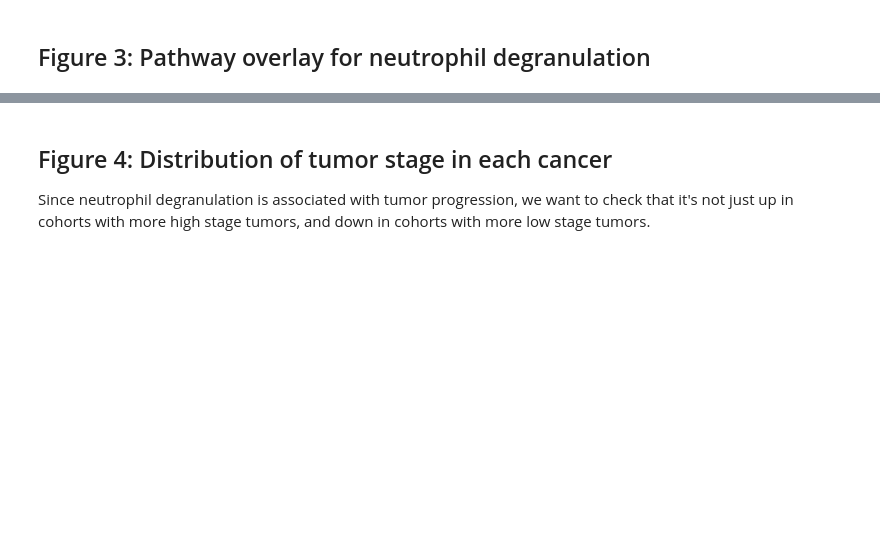
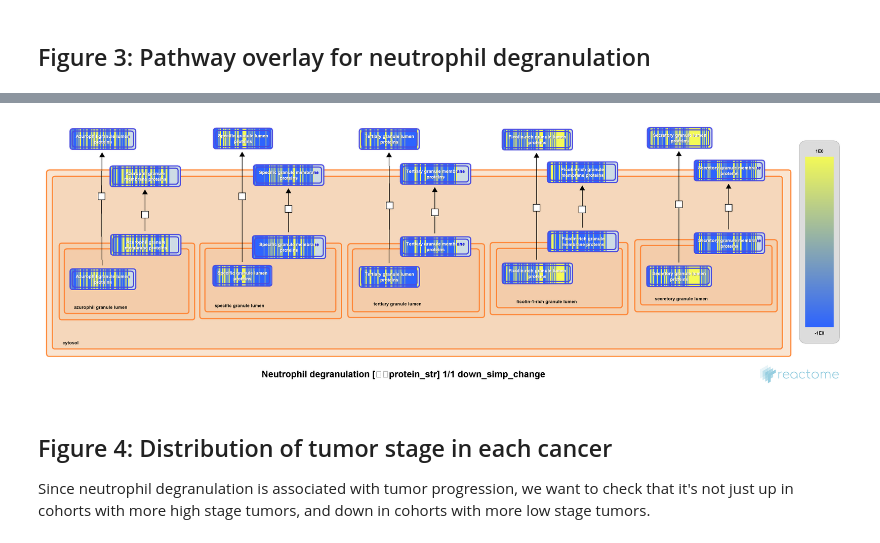
Before and after one commit to caleb-lindgren/scratchpad, a Jupyter notebook: pancancer_enrichment/3_visualize_results_reactome.ipynb, the cells around one changed output, grey strips where cells are left out. Saved outputs shown, nothing was run; the diff lists cells and outputs as text; code cells hidden in the pictures; blank space fills up the shorter version.

```diff
--- a/pancancer_enrichment/3_visualize_results_reactome.ipynb
+++ b/pancancer_enrichment/3_visualize_results_reactome.ipynb
@@ -378,0 +529,5 @@ pathway_overlay_wrapper(neutro_pathway_id, expression_data, enrichment_data, "up
+# %%
+# Note that we're using expression_data, not all_expression_data; the former has
+# only proteins where reject_null
+
+down_image_path, down_url = pathway_overlay_wrapper(neutro_pathway_id, expression_data, enrichment_data, "down")
@@ -379,3 +538,7 @@ pathway_overlay_wrapper(neutro_pathway_id, expression_data, enrichment_data, "up
+# %%
+IPython.display.Image(down_image_path)
+# %% [output]
+[figure, added]
 # %% [markdown]
 ## Figure 4: Distribution of tumor stage in each cancer
 Since neutrophil degranulation is associated with tumor progression, we want to check that it's not just up in cohorts with more high stage tumors, and down in cohorts with more low stage tumors.
```
Also changed, not shown: parts of 19 cells of this notebook, 2 other files.
